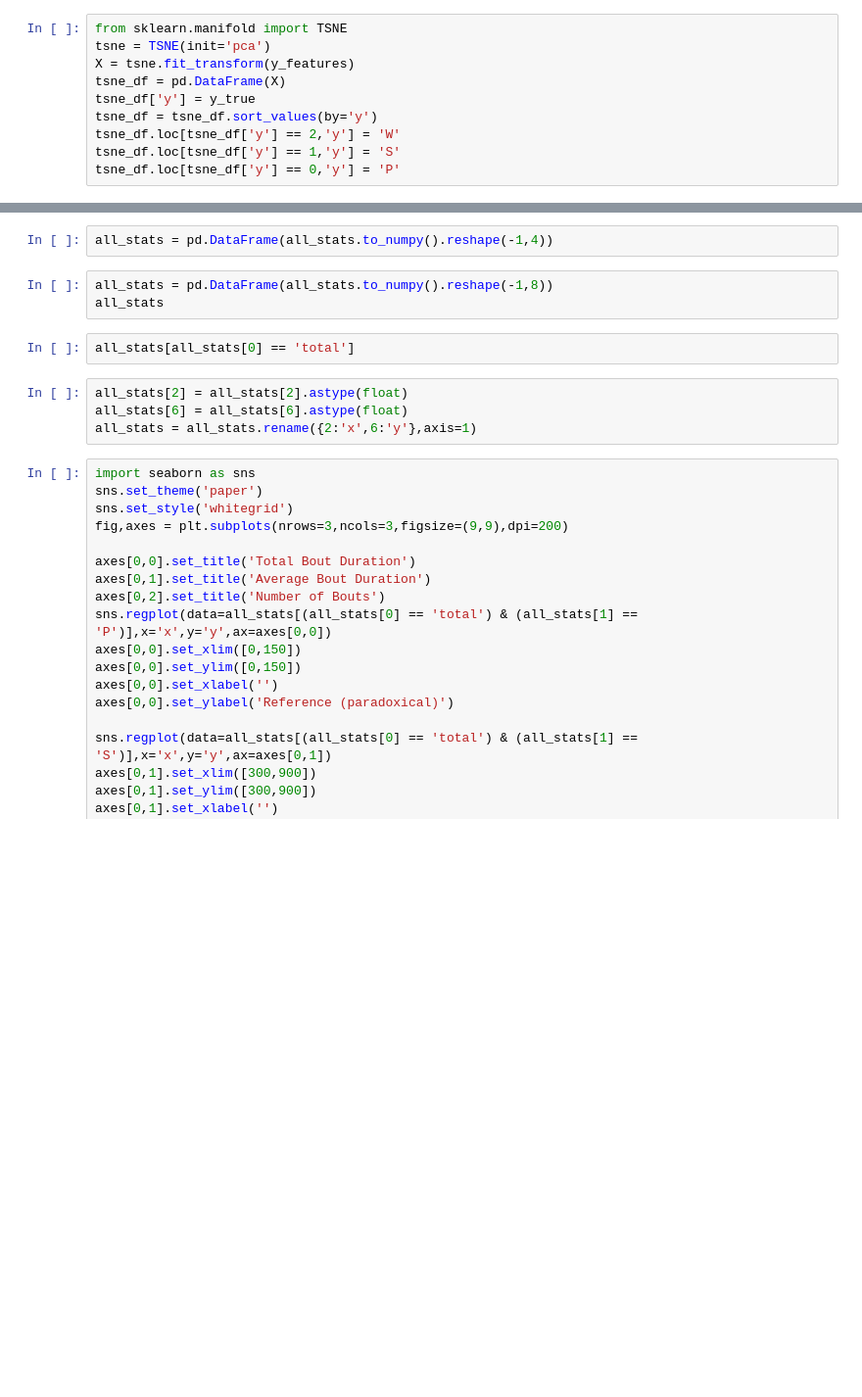
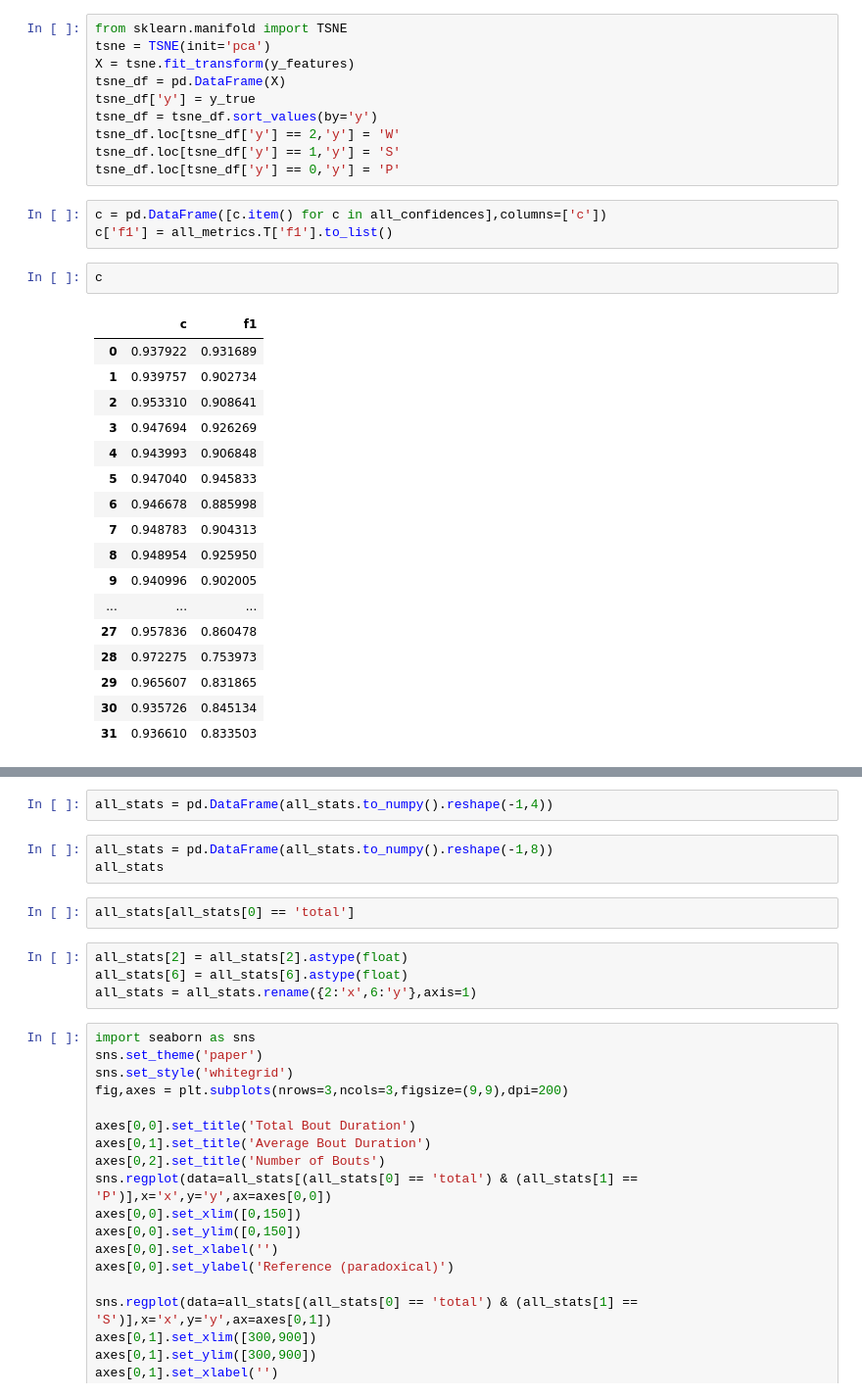
Before and after one commit to smithandrewk/sleep_ml, a Jupyter notebook: notebooks/figures copy.ipynb, the cells around one changed output, grey strips where cells are left out. Shown at 98% size. Saved outputs shown, nothing was run; the diff lists cells and outputs as text; blank space fills up the shorter version.

```diff
--- a/notebooks/figures copy.ipynb
+++ b/notebooks/figures copy.ipynb
@@ -67,6 +75,29 @@ tsne_df = tsne_df.sort_values(by='y')
 tsne_df.loc[tsne_df['y'] == 2,'y'] = 'W'
 tsne_df.loc[tsne_df['y'] == 1,'y'] = 'S'
 tsne_df.loc[tsne_df['y'] == 0,'y'] = 'P'
+# %%
+c = pd.DataFrame([c.item() for c in all_confidences],columns=['c'])
+c['f1'] = all_metrics.T['f1'].to_list()
+# %%
+c
+# %% [output]
+|  | c | f1 |
+| 0 | 0.937922 | 0.931689 |
+| 1 | 0.939757 | 0.902734 |
+| 2 | 0.953310 | 0.908641 |
+| 3 | 0.947694 | 0.926269 |
+| 4 | 0.943993 | 0.906848 |
+| 5 | 0.947040 | 0.945833 |
+| 6 | 0.946678 | 0.885998 |
+| 7 | 0.948783 | 0.904313 |
+| 8 | 0.948954 | 0.925950 |
+| 9 | 0.940996 | 0.902005 |
+| ... | ... | ... |
+| 27 | 0.957836 | 0.860478 |
+| 28 | 0.972275 | 0.753973 |
+| 29 | 0.965607 | 0.831865 |
+| 30 | 0.935726 | 0.845134 |
+| 31 | 0.936610 | 0.833503 |
 # %%
 import seaborn as sns
 sns.set_theme('paper')
```
Also changed, not shown: parts of 3 cells of this notebook, 23 other files.
